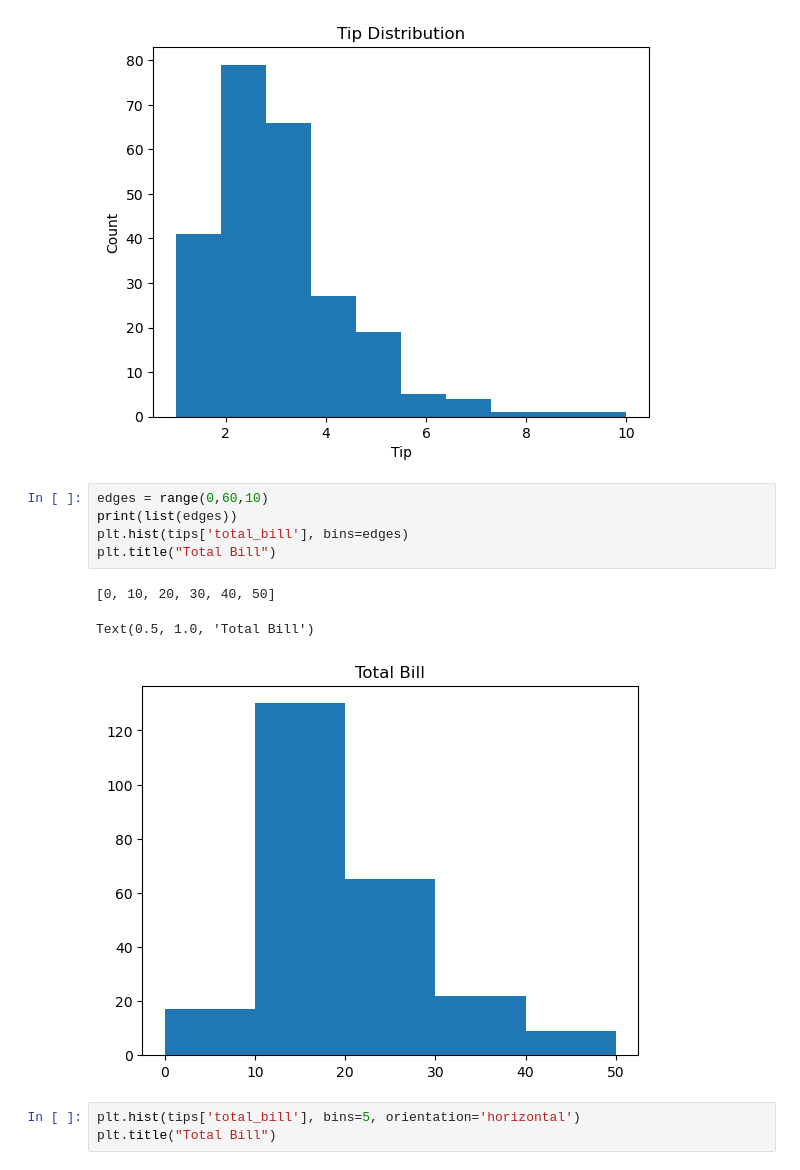
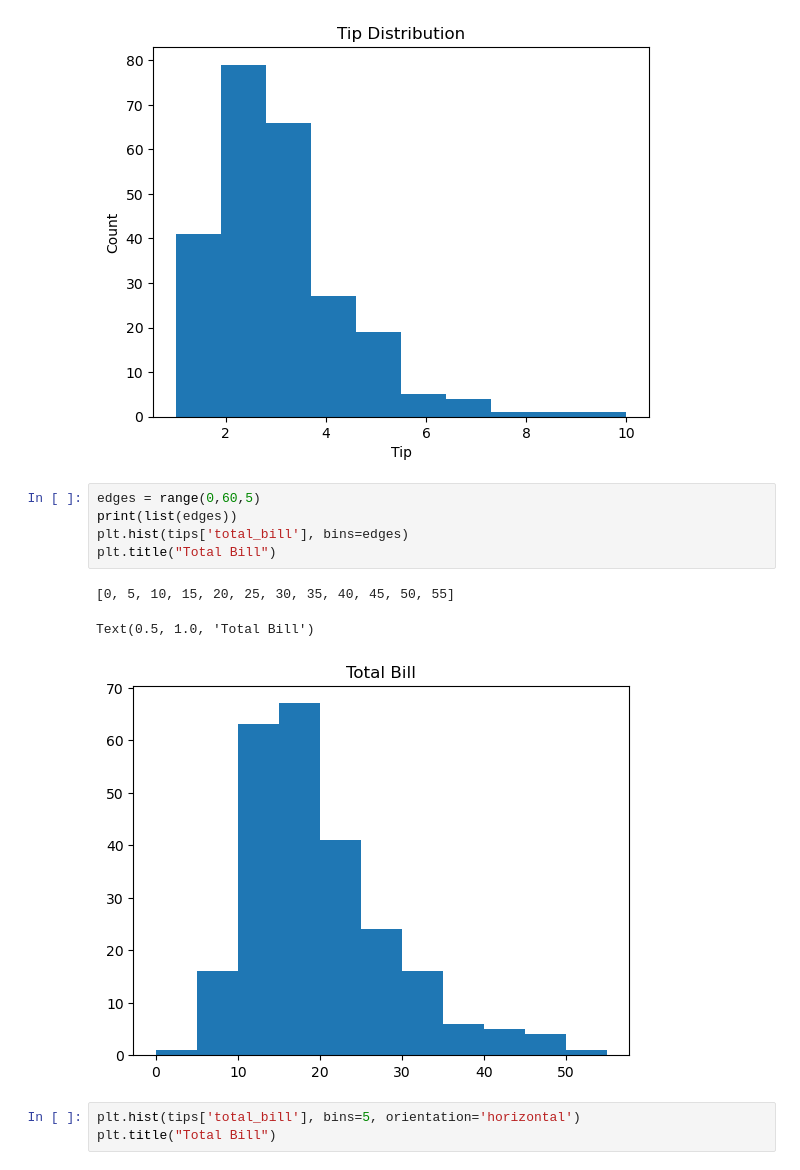
Before and after one commit to srikanthpragada/ds_22_jan_2024, a Jupyter notebook: plots/matplotlibdemo.ipynb, the cells around one changed output. Cells and saved outputs as stored; diff of their text form.

```diff
--- a/plots/matplotlibdemo.ipynb
+++ b/plots/matplotlibdemo.ipynb
@@ -181,14 +181,14 @@ ax = plt.hist(tips['tip'])
 # %% [output]
 [figure]
 # %%
-edges = range(0,60,10)
+edges = range(0,60,5)
 print(list(edges))
 plt.hist(tips['total_bill'], bins=edges)
 plt.title("Total Bill")
 # %% [output]
-[0, 10, 20, 30, 40, 50]
+[0, 5, 10, 15, 20, 25, 30, 35, 40, 45, 50, 55]
 Text(0.5, 1.0, 'Total Bill')
-[figure, old version]
+[figure, new version]
 # %%
 plt.hist(tips['total_bill'], bins=5, orientation='horizontal')
 plt.title("Total Bill")
```
Also changed, not shown: parts of 2 cells of this notebook.
